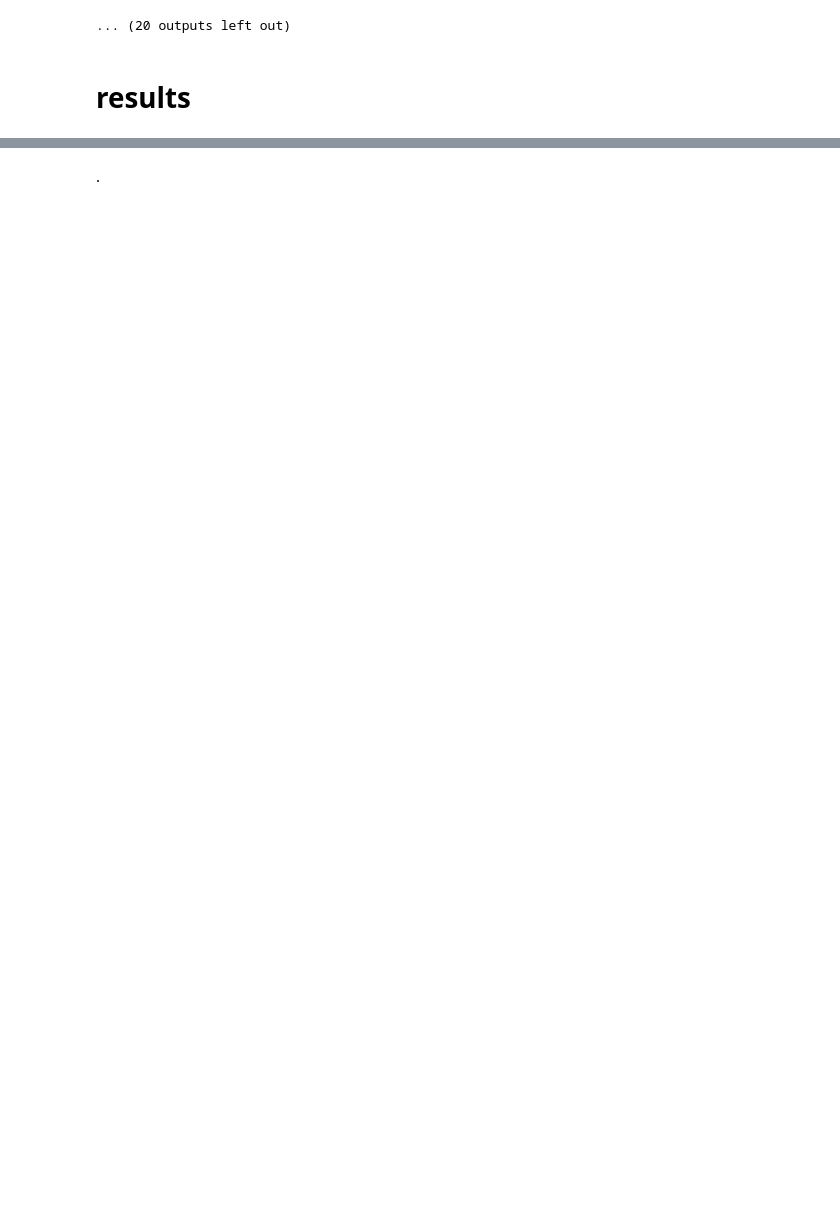
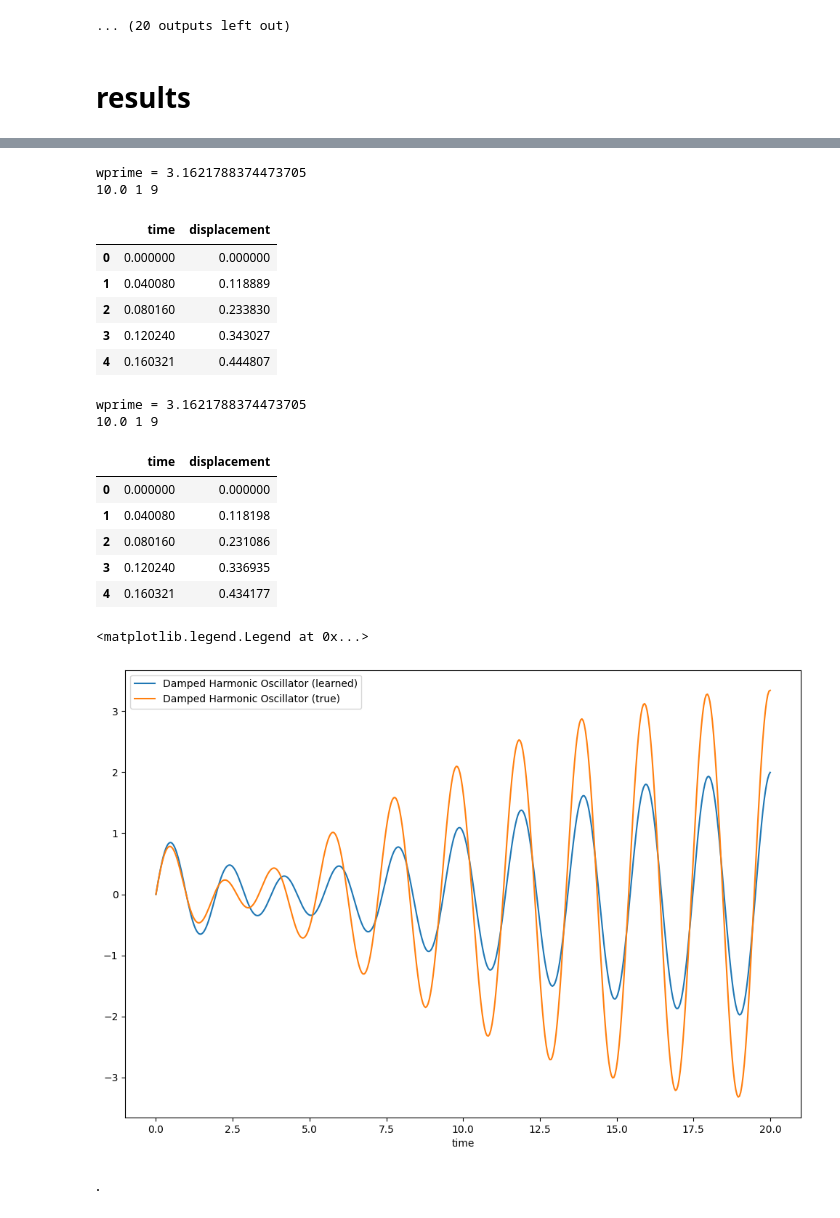
Before and after one commit to thiagodsd/ppgcc-deep-learning-pinn, a Jupyter notebook: notebooks/dho_with_param_learning_debug_0.ipynb, the cells around one changed output, grey strips where cells are left out. Drawn from its saved outputs; the diff is of its cells as text; code cells hidden in the pictures; blank space fills up the shorter version.

```diff
--- a/notebooks/dho_with_param_learning_debug_0.ipynb
+++ b/notebooks/dho_with_param_learning_debug_0.ipynb
@@ -334,2 +339,38 @@ X.plot(
+# %%
+fig, (ax1) = plt.subplots(ncols=1, nrows=1, figsize=(23, 6))
+
+
+x = torch.linspace(0,20,500).view(-1,1)
+y = driven_oscillator(x, m, k, c, w0, w, _F0.item(), x0, v0, phid)
+X = pd.DataFrame({"time": x.squeeze(), "displacement": y.squeeze()})
+display(X.head())
+X.plot(x="time", y="displacement", figsize=(12, 8), label="Damped Harmonic Oscillator (learned)", ax=ax1)
+
+x = torch.linspace(0,20,500).view(-1,1)
+y = driven_oscillator(x, m, k, c, w0, w, F0, x0, v0, phid)
+X = pd.DataFrame({"time": x.squeeze(), "displacement": y.squeeze()})
+display(X.head())
+X.plot(x="time", y="displacement", figsize=(12, 8), label="Damped Harmonic Oscillator (true)", ax=ax1)
+
+ax1.legend()
+# %% [output]
+wprime = 3.1621788374473705
+10.0 1 9
+|  | time | displacement |
+| 0 | 0.000000 | 0.000000 |
+| 1 | 0.040080 | 0.118889 |
+| 2 | 0.080160 | 0.233830 |
+| 3 | 0.120240 | 0.343027 |
+| 4 | 0.160321 | 0.444807 |
+wprime = 3.1621788374473705
+10.0 1 9
+|  | time | displacement |
+| 0 | 0.000000 | 0.000000 |
+| 1 | 0.040080 | 0.118198 |
+| 2 | 0.080160 | 0.231086 |
+| 3 | 0.120240 | 0.336935 |
+| 4 | 0.160321 | 0.434177 |
+<matplotlib.legend.Legend at 0x...>
+[figure, added]
 # %% [markdown]
 .
```
Also changed, not shown: parts of 7 cells of this notebook, 21 other files.
